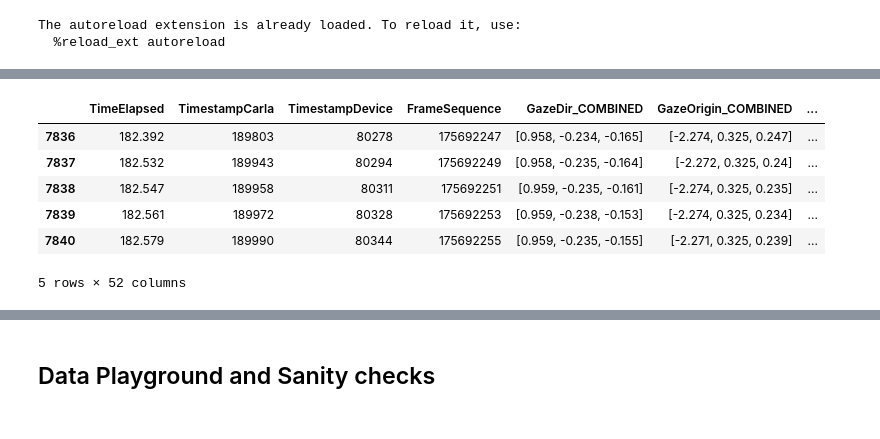
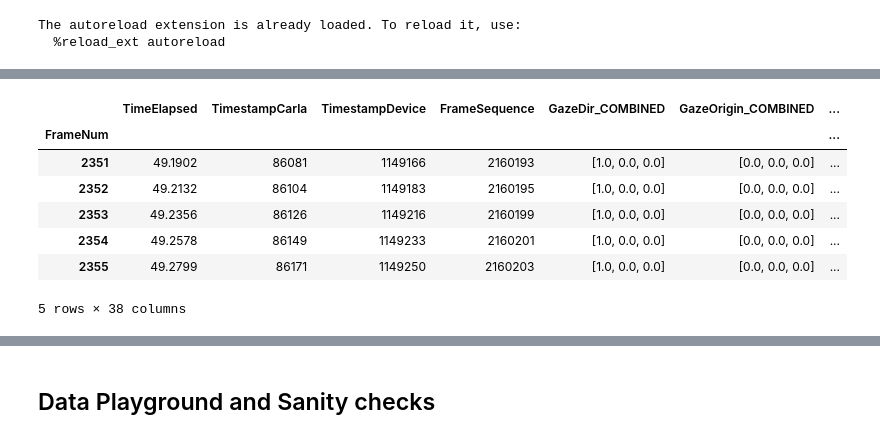
Before and after one commit to HARPLab/dreyevr_recording_analyzer, a Jupyter notebook: periph_rec_analyzer_913-newparser.ipynb, the cells around one changed output, grey strips where cells are left out. Cells and saved outputs as stored; diff of their text form; code cells hidden in the pictures.

```diff
--- a/periph_rec_analyzer_913-newparser.ipynb
+++ b/periph_rec_analyzer_913-newparser.ipynb
@@ -33,8 +33,9 @@ from utils import (
 from visualizer import plot_versus
 # %%
 
-path_to_recording = "C://carla//carla.periph//RecordingTxts//tab/tab55.txt"
-path_to_recording = "C://carla//carla.periph//RecordingTxts//esther//esther55.txt"
+# path_to_recording = "rect_task_eyehead.txt"
+path_to_recording = "rect_task_eyeonly.txt"
+# path_to_recording = "esther55.txt"
 # path_to_recording = "C://carla//carla.periph//RecordingTxts//jacob/jacob55.txt"
 # path_to_recording = "C://carla//carla.periph//RecordingTxts//george//george-55.txt"
 
@@ -72,12 +85,13 @@ created DReyeVR df in 0.245s
 df = parse_new_dreyevr_rec(path_to_recording, False)
 df1 = df.copy()
 # %%
-df_new.tail()
+df.tail()
 # %% [output]
 |  | TimeElapsed | TimestampCarla | TimestampDevice | FrameSequence | GazeDir_COMBINED | GazeOrigin_COMBINED | ... |
-| 7836 | 182.392 | 189803 | 80278 | 175692247 | [0.958, -0.234, -0.165] | [-2.274, 0.325, 0.247] | ... |
-| 7837 | 182.532 | 189943 | 80294 | 175692249 | [0.958, -0.235, -0.164] | [-2.272, 0.325, 0.24] | ... |
-| 7838 | 182.547 | 189958 | 80311 | 175692251 | [0.959, -0.235, -0.161] | [-2.274, 0.325, 0.235] | ... |
-| 7839 | 182.561 | 189972 | 80328 | 175692253 | [0.959, -0.238, -0.153] | [-2.274, 0.325, 0.234] | ... |
-| 7840 | 182.579 | 189990 | 80344 | 175692255 | [0.959, -0.235, -0.155] | [-2.271, 0.325, 0.239] | ... |
+| FrameNum |  |  |  |  |  |  | ... |
+| 2351 | 49.1902 | 86081 | 1149166 | 2160193 | [1.0, 0.0, 0.0] | [0.0, 0.0, 0.0] | ... |
+| 2352 | 49.2132 | 86104 | 1149183 | 2160195 | [1.0, 0.0, 0.0] | [0.0, 0.0, 0.0] | ... |
+| 2353 | 49.2356 | 86126 | 1149216 | 2160199 | [1.0, 0.0, 0.0] | [0.0, 0.0, 0.0] | ... |
+| 2354 | 49.2578 | 86149 | 1149233 | 2160201 | [1.0, 0.0, 0.0] | [0.0, 0.0, 0.0] | ... |
+| 2355 | 49.2799 | 86171 | 1149250 | 2160203 | [1.0, 0.0, 0.0] | [0.0, 0.0, 0.0] | ... |
-5 rows × 52 columns
+5 rows × 38 columns
```
Also changed, not shown: parts of 2 cells of this notebook, 16 other files.
